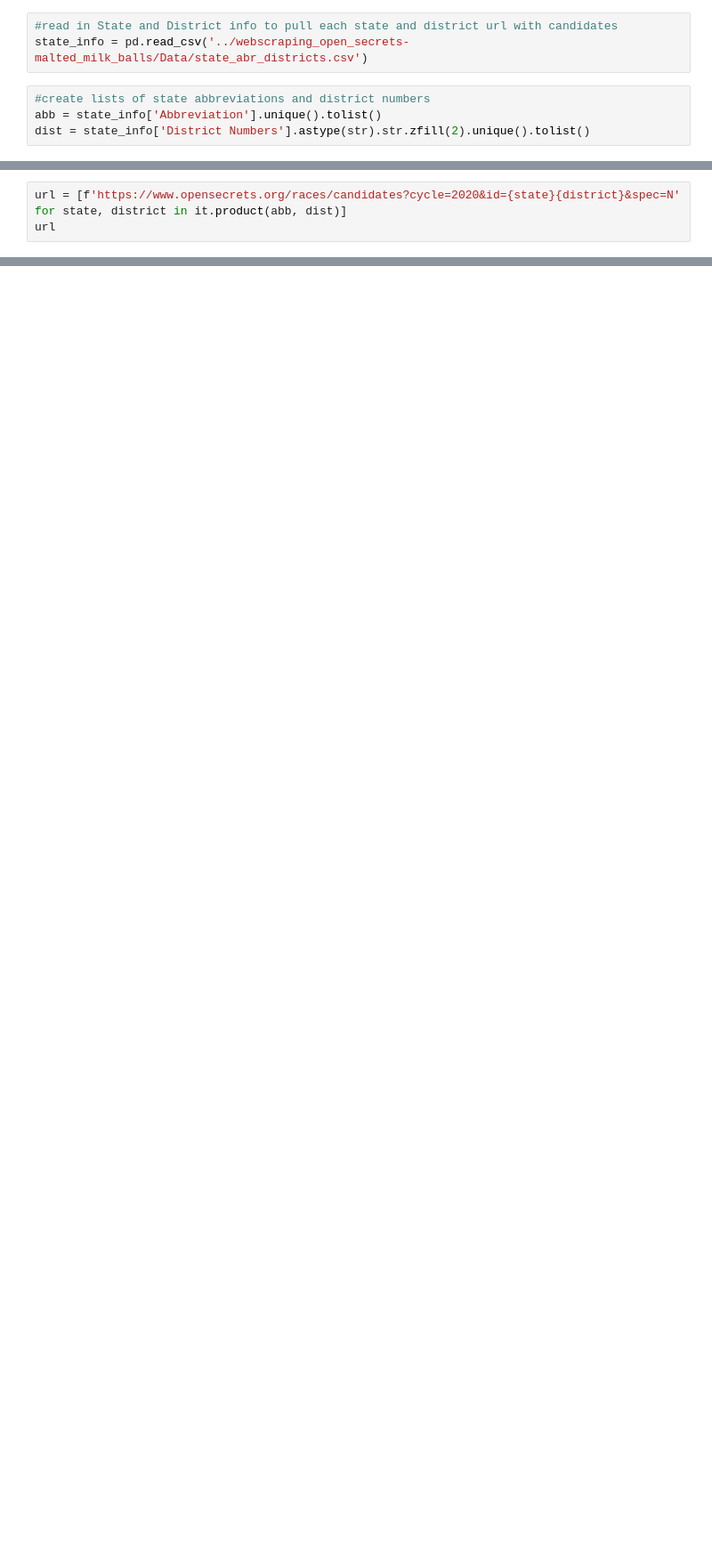
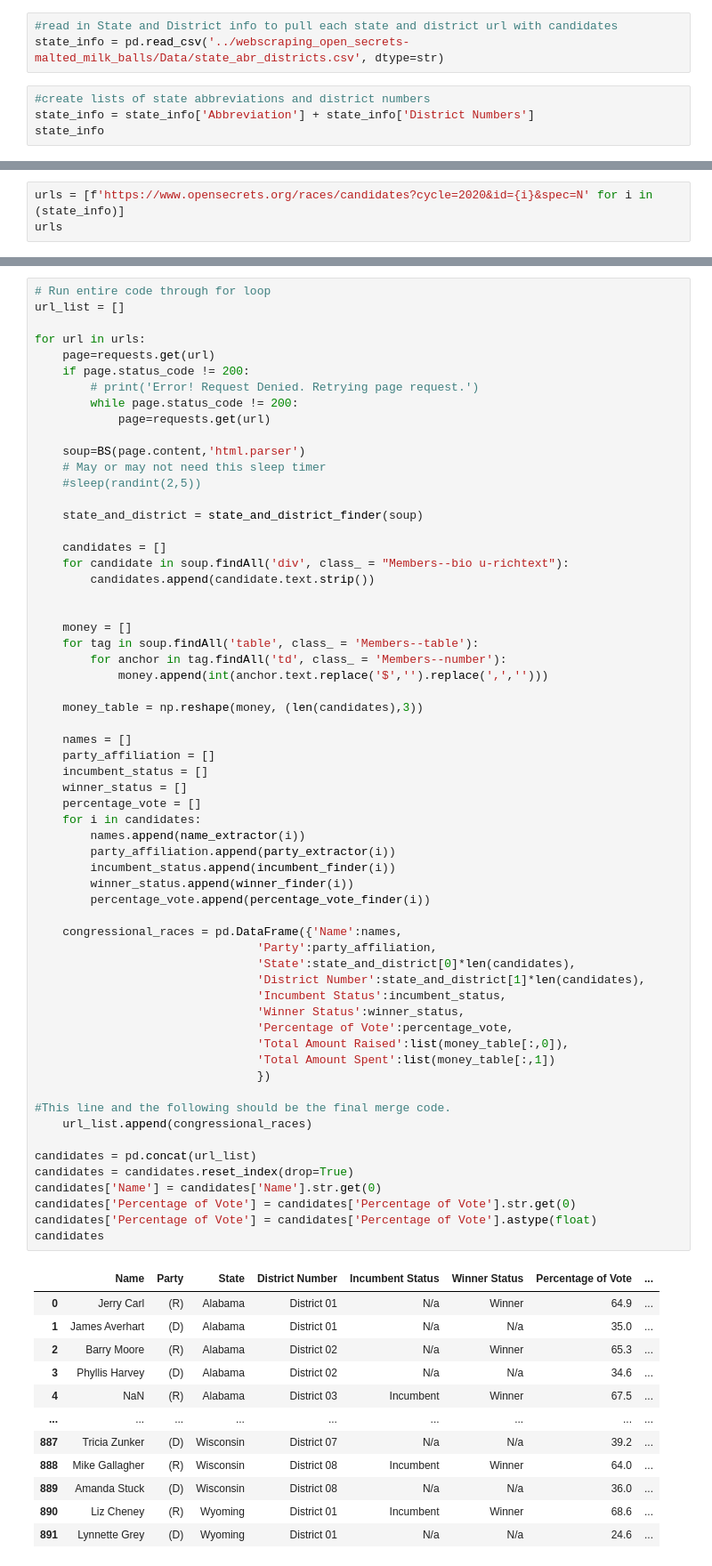
Before and after one commit to nss-data-science-cohort-6/webscraping_open_secrets-malted_milk_balls, a Jupyter notebook: MM_Webscrape.ipynb, the cells around one changed output, grey strips where cells are left out. Shown at 89% size. Drawn from its saved outputs; the diff is of its cells as text; blank space fills up the shorter version.

```diff
--- a/MM_Webscrape.ipynb
+++ b/MM_Webscrape.ipynb
@@ -34,7 +35,7 @@ def state_and_district_finder(soup):
 # %%
 #read in State and District info to pull each state and district url with candidates
-state_info = pd.read_csv('../webscraping_open_secrets-malted_milk_balls/Data/state_abr_districts.csv')
+state_info = pd.read_csv('../webscraping_open_secrets-malted_milk_balls/Data/state_abr_districts.csv', dtype=str)
 # %%
 #create lists of state abbreviations and district numbers
-abb = state_info['Abbreviation'].unique().tolist()
-dist = state_info['District Numbers'].astype(str).str.zfill(2).unique().tolist()
+state_info = state_info['Abbreviation'] + state_info['District Numbers']
+state_info
@@ -41,6 +55,6 @@ dist = state_info['District Numbers'].astype(str).str.zfill(2).unique().tolist()
 # %%
-url = [f'https://www.opensecrets.org/races/candidates?cycle=2020&id={state}{district}&spec=N' for state, district in it.product(abb, dist)]
-url
+urls = [f'https://www.opensecrets.org/races/candidates?cycle=2020&id={i}&spec=N' for i in (state_info)]
+urls
 # %% [output]
 ['https://www.opensecrets.org/races/candidates?cycle=2020&id=AL01&spec=N',
  'https://www.opensecrets.org/races/candidates?cycle=2020&id=AL02&spec=N',
@@ -61,0 +76,74 @@ url
+# %%
+# Run entire code through for loop
+url_list = []
+
+for url in urls:
+    page=requests.get(url)
+    if page.status_code != 200:
+        # print('Error! Request Denied. Retrying page request.')
+        while page.status_code != 200:
+            page=requests.get(url)
+
+    soup=BS(page.content,'html.parser')
+    # May or may not need this sleep timer
+    #sleep(randint(2,5))
+
+    state_and_district = state_and_district_finder(soup)
+
+    candidates = []
+    for candidate in soup.findAll('div', class_ = "Members--bio u-richtext"):
+        candidates.append(candidate.text.strip())
+
+
+    money = []
+    for tag in soup.findAll('table', class_ = 'Members--table'):
+        for anchor in tag.findAll('td', class_ = 'Members--number'):
+            money.append(int(anchor.text.replace('$','').replace(',','')))
+
+    money_table = np.reshape(money, (len(candidates),3))
+
+    names = []
+    party_affiliation = []
+    incumbent_status = []
+    winner_status = []
+    percentage_vote = []
+    for i in candidates:
+        names.append(name_extractor(i))
+        party_affiliation.append(party_extractor(i))
+        incumbent_status.append(incumbent_finder(i))
+        winner_status.append(winner_finder(i))
+        percentage_vote.append(percentage_vote_finder(i))
+
+    congressional_races = pd.DataFrame({'Name':names,
+                                'Party':party_affiliation,
+                                'State':state_and_district[0]*len(candidates),
+                                'District Number':state_and_district[1]*len(candidates),
+                                'Incumbent Status':incumbent_status,
+                                'Winner Status':winner_status,
+                                'Percentage of Vote':percentage_vote,
+                                'Total Amount Raised':list(money_table[:,0]),
+                                'Total Amount Spent':list(money_table[:,1])
+                                })
+
+#This line and the following should be the final merge code.
+    url_list.append(congressional_races)
+
+candidates = pd.concat(url_list)
+candidates = candidates.reset_index(drop=True)
+candidates['Name'] = candidates['Name'].str.get(0)
+candidates['Percentage of Vote'] = candidates['Percentage of Vote'].str.get(0)
+candidates['Percentage of Vote'] = candidates['Percentage of Vote'].astype(float)
+candidates
+# %% [output]
+|  | Name | Party | State | District Number | Incumbent Status | Winner Status | Percentage of Vote | ... |
+| 0 | Jerry Carl | (R) | Alabama | District 01 | N/a | Winner | 64.9 | ... |
+| 1 | James Averhart | (D) | Alabama | District 01 | N/a | N/a | 35.0 | ... |
+| 2 | Barry Moore | (R) | Alabama | District 02 | N/a | Winner | 65.3 | ... |
+| 3 | Phyllis Harvey | (D) | Alabama | District 02 | N/a | N/a | 34.6 | ... |
+| 4 | NaN | (R) | Alabama | District 03 | Incumbent | Winner | 67.5 | ... |
+| ... | ... | ... | ... | ... | ... | ... | ... | ... |
+| 887 | Tricia Zunker | (D) | Wisconsin | District 07 | N/a | N/a | 39.2 | ... |
+| 888 | Mike Gallagher | (R) | Wisconsin | District 08 | Incumbent | Winner | 64.0 | ... |
+| 889 | Amanda Stuck | (D) | Wisconsin | District 08 | N/a | N/a | 36.0 | ... |
+| 890 | Liz Cheney | (R) | Wyoming | District 01 | Incumbent | Winner | 68.6 | ... |
+| 891 | Lynnette Grey | (D) | Wyoming | District 01 | N/a | N/a | 24.6 | ... |
```
Also changed, not shown: parts of 6 cells of this notebook.
